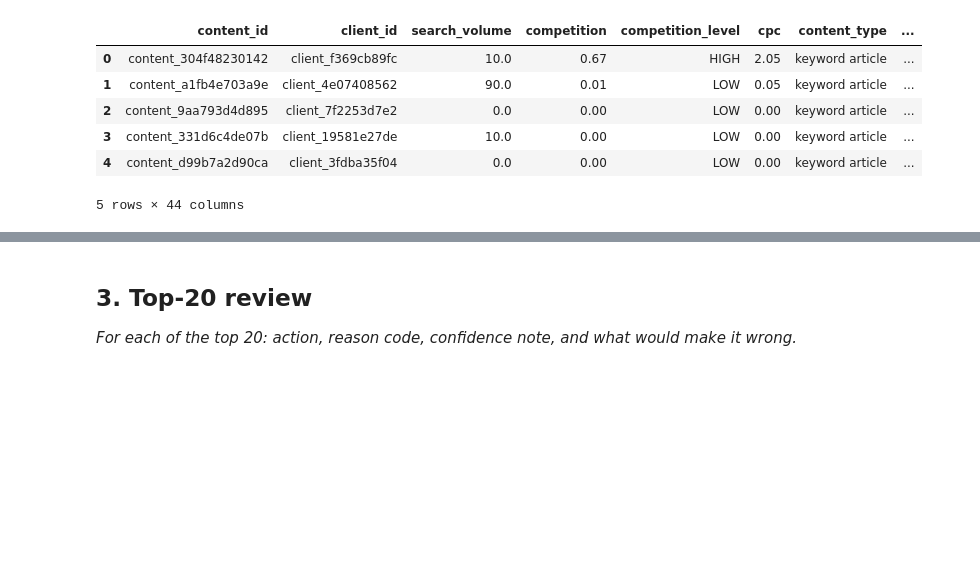
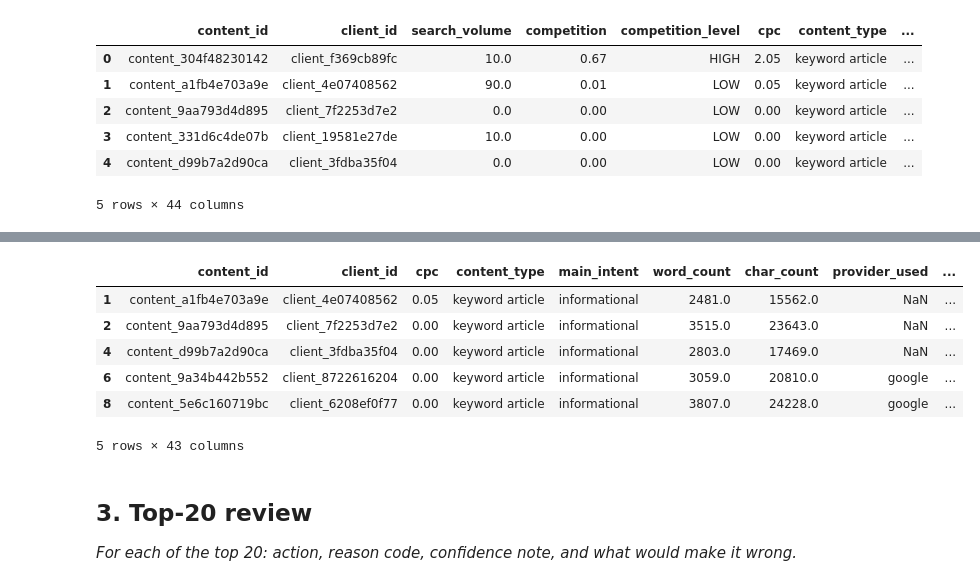
Before and after one commit to Maryam-Shile/flyrank_ml_internship, a Jupyter notebook: work/notebooks/w04_baseline_score.ipynb, the cells around one changed output, grey strips where cells are left out. Drawn from its saved outputs; the diff is of its cells as text; code cells hidden in the pictures; blank space fills up the shorter version.

```diff
--- a/work/notebooks/w04_baseline_score.ipynb
+++ b/work/notebooks/w04_baseline_score.ipynb
@@ -330,3 +48,79 @@ df.head()
+# %%
+df['main_intent_x_content_type'] = df['main_intent'] + '_' + df['content_type']
+info_data = df[df['main_intent_x_content_type'] == 'informational_keyword article'].copy()
+info_data = info_data.drop(columns = ['main_intent_x_content_type'], axis = 1)
+
+to_drop = []
+
+for i in info_data.columns:
+  if 'tier' in i:
+    to_drop.append(i)
+info_data = info_data.drop(columns = to_drop, axis = 1)
+
+
+performance_columns = ['impressions_90d',
+       'clicks_90d', 'pageviews_90d', 'sessions_90d', 'users_90d',
+       'engaged_sessions_90d', 'ai_sessions_90d', 'scroll_events_90d',
+       'days_with_impressions', 'days_with_sessions', 'impressions_last_30d',
+       'clicks_last_30d', 'sessions_last_30d', 'impressions_prev_30d',
+       'clicks_prev_30d', 'sessions_prev_30d','ctr', 'avg_position', 'engagement_rate',
+       'scroll_rate', 'ai_traffic_pct', 'trend_direction', 'trend_pct']
+
+performance_data = info_data[performance_columns]
+
+performance_data_corr = performance_data.drop(columns = ['trend_direction'], axis = 1)
+
+
+for i in performance_data.columns:
+  if '30d' in i:
+    performance_data = performance_data.drop(columns = [i], axis = 1)
+
+
+performance_data = performance_data.drop(columns = ['sessions_90d', 'users_90d'], axis = 1)
+
+info_data['avg_position'] = info_data['avg_position'].replace(0, pd.NA)
+
+performance_columns = list(performance_data)
+content_data_columns = ['content_id', 'client_id', 'cpc', 'content_type',
+                        'main_intent', 'word_count',
+                        'char_count', 'provider_used', 'model_used',
+                        'content_age_days','days_since_last_update']
+
+environment_columns = ['search_volume', 'competition', 'opportunity_score']
+
+final_columns = content_data_columns + performance_columns + environment_columns
+
+final_data = info_data[final_columns].copy()
+
+higher = ['impressions_90d', 'clicks_90d', 'pageviews_90d',
+       'engaged_sessions_90d', 'ai_sessions_90d', 'scroll_events_90d',
+       'days_with_impressions', 'days_with_sessions', 'ctr', 'engagement_rate',
+          'scroll_rate', 'ai_traffic_pct']
+lower = ['avg_position']
+
+for i in higher:
+  name = i + '_rank'
+  final_data[name] = final_data[i].rank(pct = True)
+
+for j in lower:
+  name = j + '_rank'
+  final_data[name] = (-final_data[j]).rank(pct = True)
+
+  perfomance_metrics = []
+for i in final_data.columns:
+  if 'rank' in i:
+    perfomance_metrics.append(i)
+
+final_data['performance_score'] = final_data[perfomance_metrics].sum(axis = 1) * 100 / len(perfomance_metrics)
+final_data.head()
+# %% [output]
+|  | content_id | client_id | cpc | content_type | main_intent | word_count | char_count | provider_used | ... |
+| 1 | content_a1fb4e703a9e | client_4e07408562 | 0.05 | keyword article | informational | 2481.0 | 15562.0 | NaN | ... |
+| 2 | content_9aa793d4d895 | client_7f2253d7e2 | 0.00 | keyword article | informational | 3515.0 | 23643.0 | NaN | ... |
+| 4 | content_d99b7a2d90ca | client_3fdba35f04 | 0.00 | keyword article | informational | 2803.0 | 17469.0 | NaN | ... |
+| 6 | content_9a34b442b552 | client_8722616204 | 0.00 | keyword article | informational | 3059.0 | 20810.0 | google | ... |
+| 8 | content_5e6c160719bc | client_6208ef0f77 | 0.00 | keyword article | informational | 3807.0 | 24228.0 | google | ... |
+5 rows × 43 columns
 # %% [markdown]
 ## 3. Top-20 review
 
```
Also changed, not shown: parts of 44 cells of this notebook.
